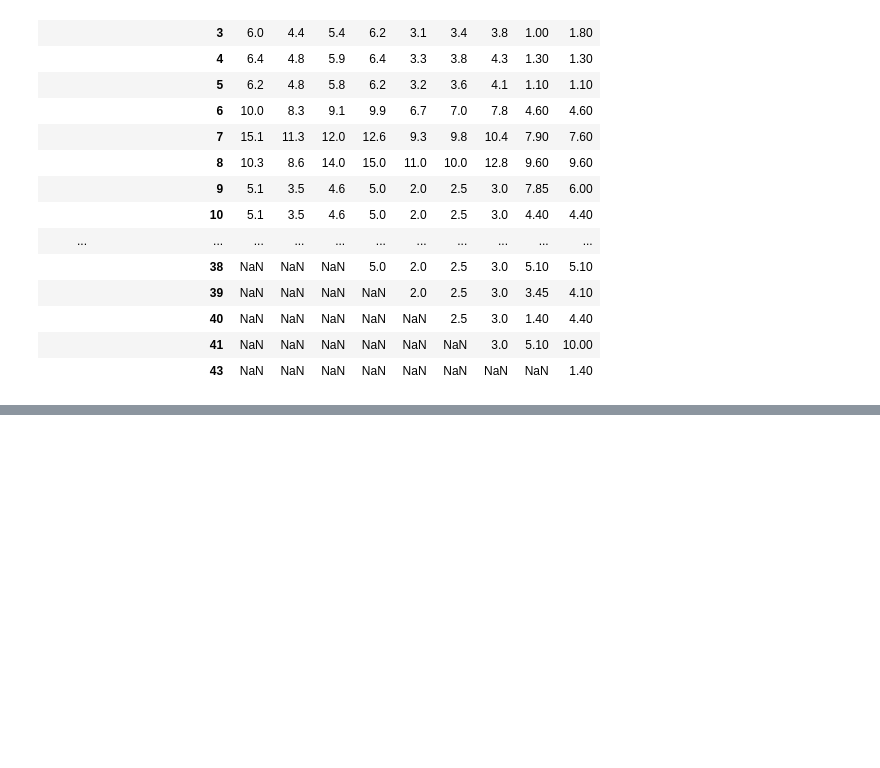
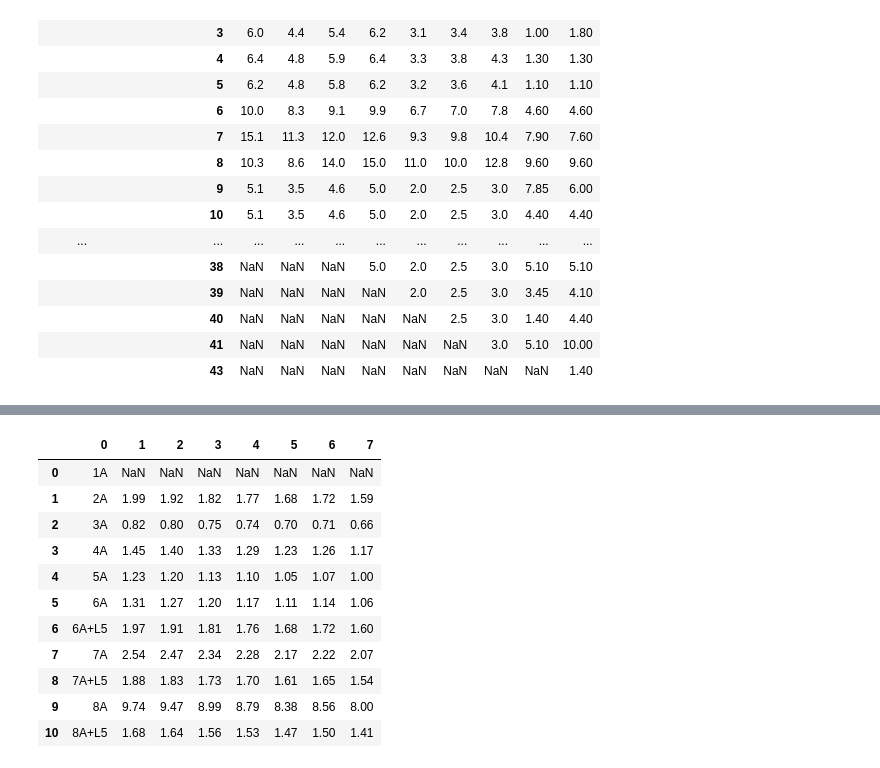
Before and after one commit to Anias-clo/Teacher_Payroll_Analysis, a Jupyter notebook: poc.ipynb, the cells around one changed output, grey strips where cells are left out. Cells and saved outputs as stored; diff of their text form; code cells hidden in the pictures; blank space fills up the shorter version.

```diff
--- a/poc.ipynb
+++ b/poc.ipynb
@@ -161,0 +206,19 @@ pd.crosstab(df[(df['Salary Simplified Delta Category']=='Salary Increased')]['Fi
+# %%
+pd.concat([df_schedule[df_schedule['Paystep'].str.contains('A')]['Paystep'],
+           (df_schedule[df_schedule['Paystep'].str.contains('A')].select_dtypes('number').pct_change()*100)\
+           .round(2)],
+           axis=1,
+           ignore_index=True).reset_index(drop=True)
+# %% [output]
+|  | 0 | 1 | 2 | 3 | 4 | 5 | 6 | 7 |
+| 0 | 1A | NaN | NaN | NaN | NaN | NaN | NaN | NaN |
+| 1 | 2A | 1.99 | 1.92 | 1.82 | 1.77 | 1.68 | 1.72 | 1.59 |
+| 2 | 3A | 0.82 | 0.80 | 0.75 | 0.74 | 0.70 | 0.71 | 0.66 |
+| 3 | 4A | 1.45 | 1.40 | 1.33 | 1.29 | 1.23 | 1.26 | 1.17 |
+| 4 | 5A | 1.23 | 1.20 | 1.13 | 1.10 | 1.05 | 1.07 | 1.00 |
+| 5 | 6A | 1.31 | 1.27 | 1.20 | 1.17 | 1.11 | 1.14 | 1.06 |
+| 6 | 6A+L5 | 1.97 | 1.91 | 1.81 | 1.76 | 1.68 | 1.72 | 1.60 |
+| 7 | 7A | 2.54 | 2.47 | 2.34 | 2.28 | 2.17 | 2.22 | 2.07 |
+| 8 | 7A+L5 | 1.88 | 1.83 | 1.73 | 1.70 | 1.61 | 1.65 | 1.54 |
+| 9 | 8A | 9.74 | 9.47 | 8.99 | 8.79 | 8.38 | 8.56 | 8.00 |
+| 10 | 8A+L5 | 1.68 | 1.64 | 1.56 | 1.53 | 1.47 | 1.50 | 1.41 |
```
Also changed, not shown: parts of 9 cells of this notebook, 5 other files.
